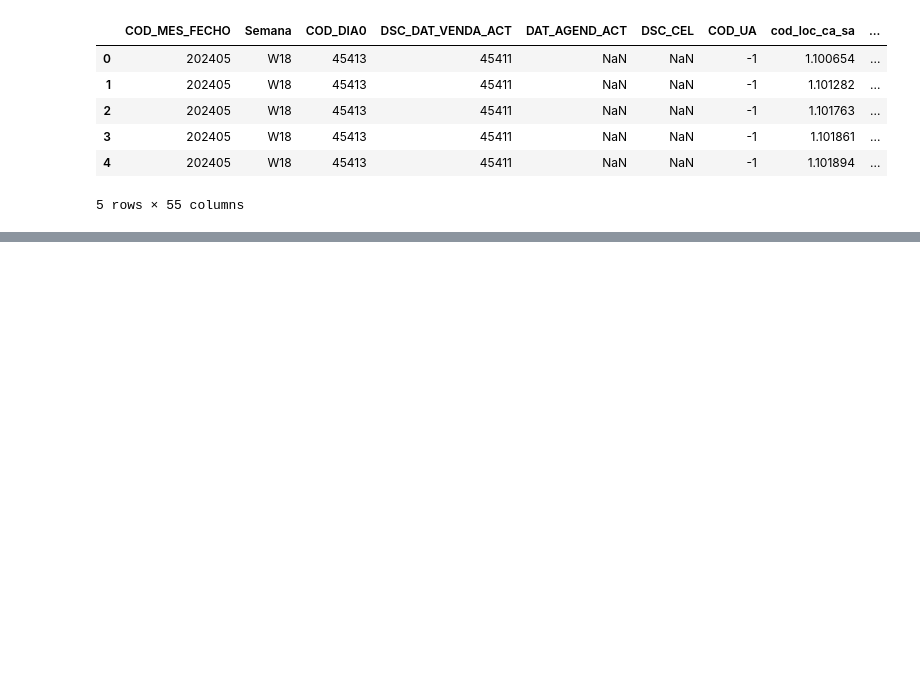
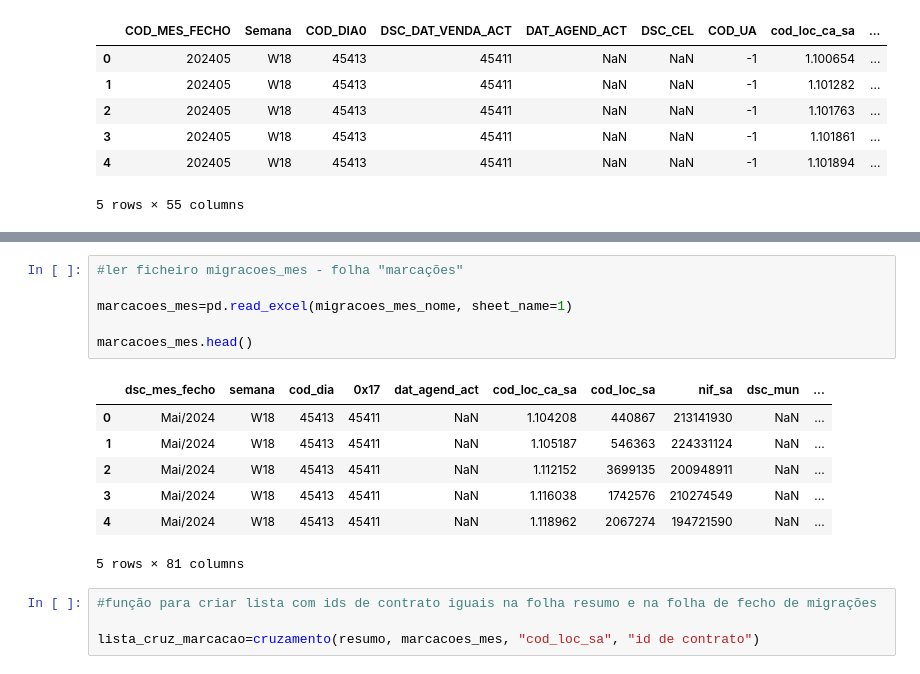
Before and after one commit to josepmatias/ONE, a Jupyter notebook: Migrações/Migracoes_resumo.ipynb, the cells around one changed output, grey strips where cells are left out. Drawn from its saved outputs; the diff is of its cells as text; blank space fills up the shorter version.

```diff
--- a/Migrações/Migracoes_resumo.ipynb
+++ b/Migrações/Migracoes_resumo.ipynb
@@ -101,0 +104,18 @@ for i, j in zip(lista_cols_fecho, lista_cols_mig):
+# %%
+#ler ficheiro migracoes_mes - folha "marcações"
+
+marcacoes_mes=pd.read_excel(migracoes_mes_nome, sheet_name=1)
+
+marcacoes_mes.head()
+# %% [output]
+|  | dsc_mes_fecho | semana | cod_dia | 0x17 | dat_agend_act | cod_loc_ca_sa | cod_loc_sa | nif_sa | dsc_mun | ... |
+| 0 | Mai/2024 | W18 | 45413 | 45411 | NaN | 1.104208 | 440867 | 213141930 | NaN | ... |
+| 1 | Mai/2024 | W18 | 45413 | 45411 | NaN | 1.105187 | 546363 | 224331124 | NaN | ... |
+| 2 | Mai/2024 | W18 | 45413 | 45411 | NaN | 1.112152 | 3699135 | 200948911 | NaN | ... |
+| 3 | Mai/2024 | W18 | 45413 | 45411 | NaN | 1.116038 | 1742576 | 210274549 | NaN | ... |
+| 4 | Mai/2024 | W18 | 45413 | 45411 | NaN | 1.118962 | 2067274 | 194721590 | NaN | ... |
+5 rows × 81 columns
+# %%
+#função para criar lista com ids de contrato iguais na folha resumo e na folha de fecho de migrações
+
+lista_cruz_marcacao=cruzamento(resumo, marcacoes_mes, "cod_loc_sa", "id de contrato")
```
Also changed, not shown: parts of 6 cells of this notebook.
